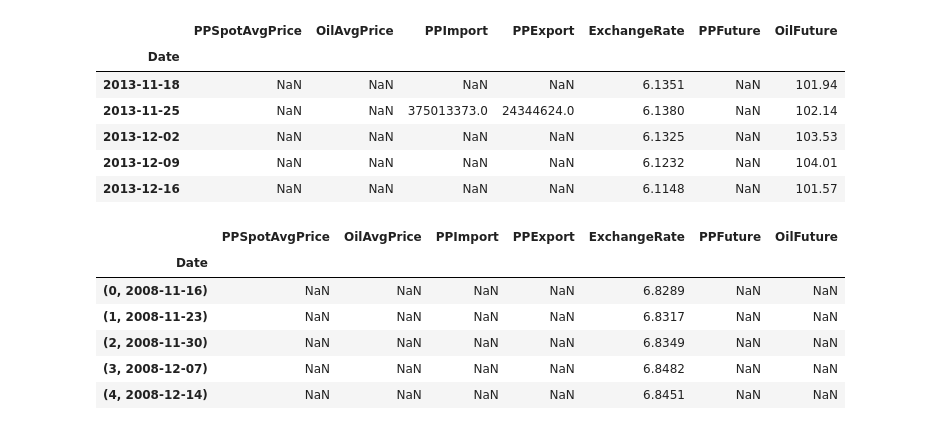
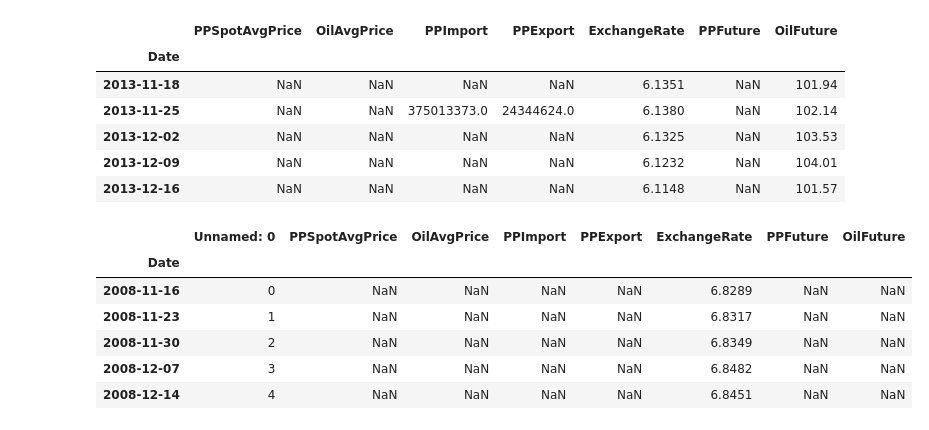
Before and after one commit to Kuromaru1/mmf_hack, a Jupyter notebook: data_preparation.ipynb, the cells around one changed output. Saved outputs shown, nothing was run; the diff lists cells and outputs as text; code cells hidden in the pictures.

```diff
--- a/data_preparation.ipynb
+++ b/data_preparation.ipynb
@@ -72,17 +72,17 @@ df.head()
 | 2013-12-16 | NaN | NaN | NaN | NaN | 6.1148 | NaN | 101.57 |
 # %%
 sereja_df = pd.read_csv('./data/futures.csv')
-sereja_df.rename(columns={"Unnamed: 0": "Date"}, inplace=True)
+#sereja_df.rename(columns={"Unnamed: 0": "Date"}, inplace=True)
 sereja_df.set_index('Date', inplace=True)
 sereja_df.head()
 # %% [output]
-|  | PPSpotAvgPrice | OilAvgPrice | PPImport | PPExport | ExchangeRate | PPFuture | OilFuture |
-| Date |  |  |  |  |  |  |  |
-| (0, 2008-11-16) | NaN | NaN | NaN | NaN | 6.8289 | NaN | NaN |
-| (1, 2008-11-23) | NaN | NaN | NaN | NaN | 6.8317 | NaN | NaN |
-| (2, 2008-11-30) | NaN | NaN | NaN | NaN | 6.8349 | NaN | NaN |
-| (3, 2008-12-07) | NaN | NaN | NaN | NaN | 6.8482 | NaN | NaN |
-| (4, 2008-12-14) | NaN | NaN | NaN | NaN | 6.8451 | NaN | NaN |
+|  | Unnamed: 0 | PPSpotAvgPrice | OilAvgPrice | PPImport | PPExport | ExchangeRate | PPFuture | OilFuture |
+| Date |  |  |  |  |  |  |  |  |
+| 2008-11-16 | 0 | NaN | NaN | NaN | NaN | 6.8289 | NaN | NaN |
+| 2008-11-23 | 1 | NaN | NaN | NaN | NaN | 6.8317 | NaN | NaN |
+| 2008-11-30 | 2 | NaN | NaN | NaN | NaN | 6.8349 | NaN | NaN |
+| 2008-12-07 | 3 | NaN | NaN | NaN | NaN | 6.8482 | NaN | NaN |
+| 2008-12-14 | 4 | NaN | NaN | NaN | NaN | 6.8451 | NaN | NaN |
 # %%
 for i, row in df.iterrows():
     d = pd.to_datetime(i).date()
```
Also changed, not shown: parts of 7 cells of this notebook, 1 other file.
